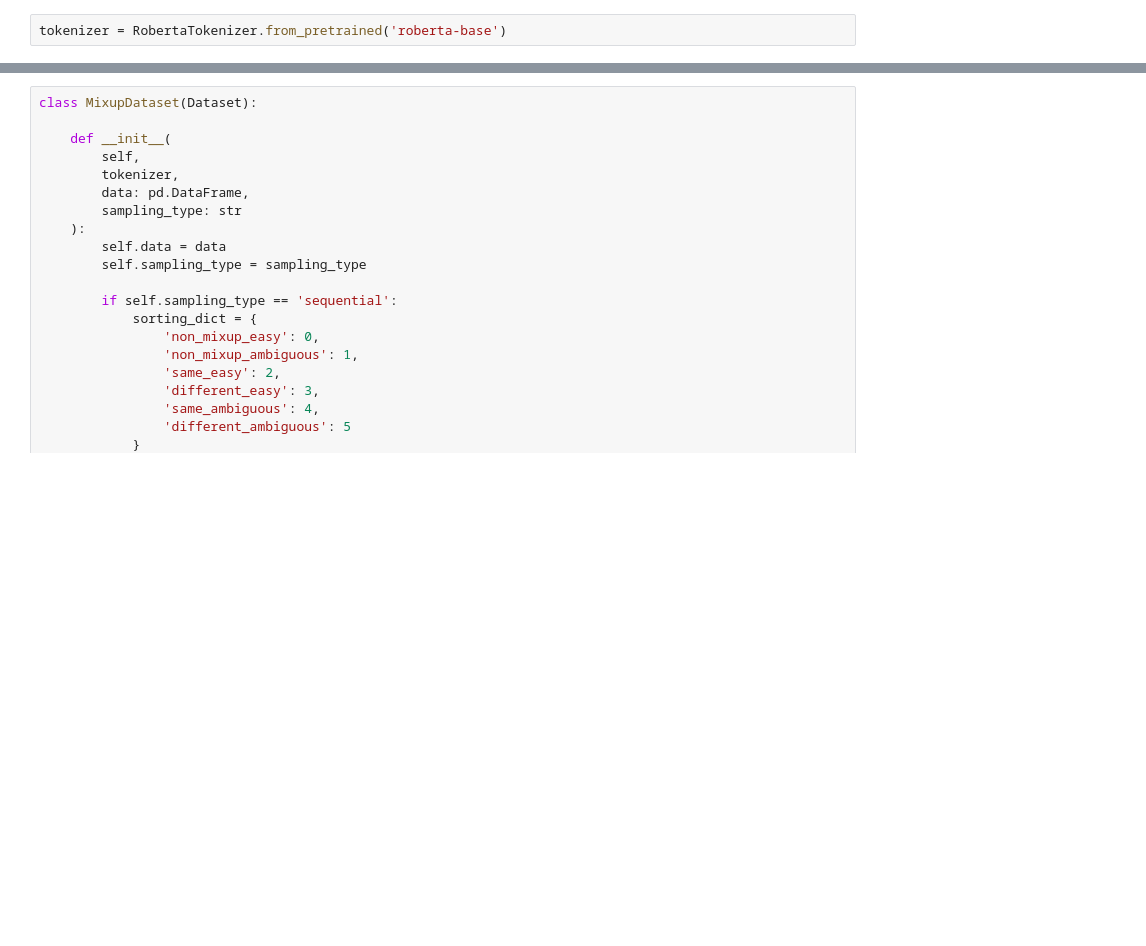
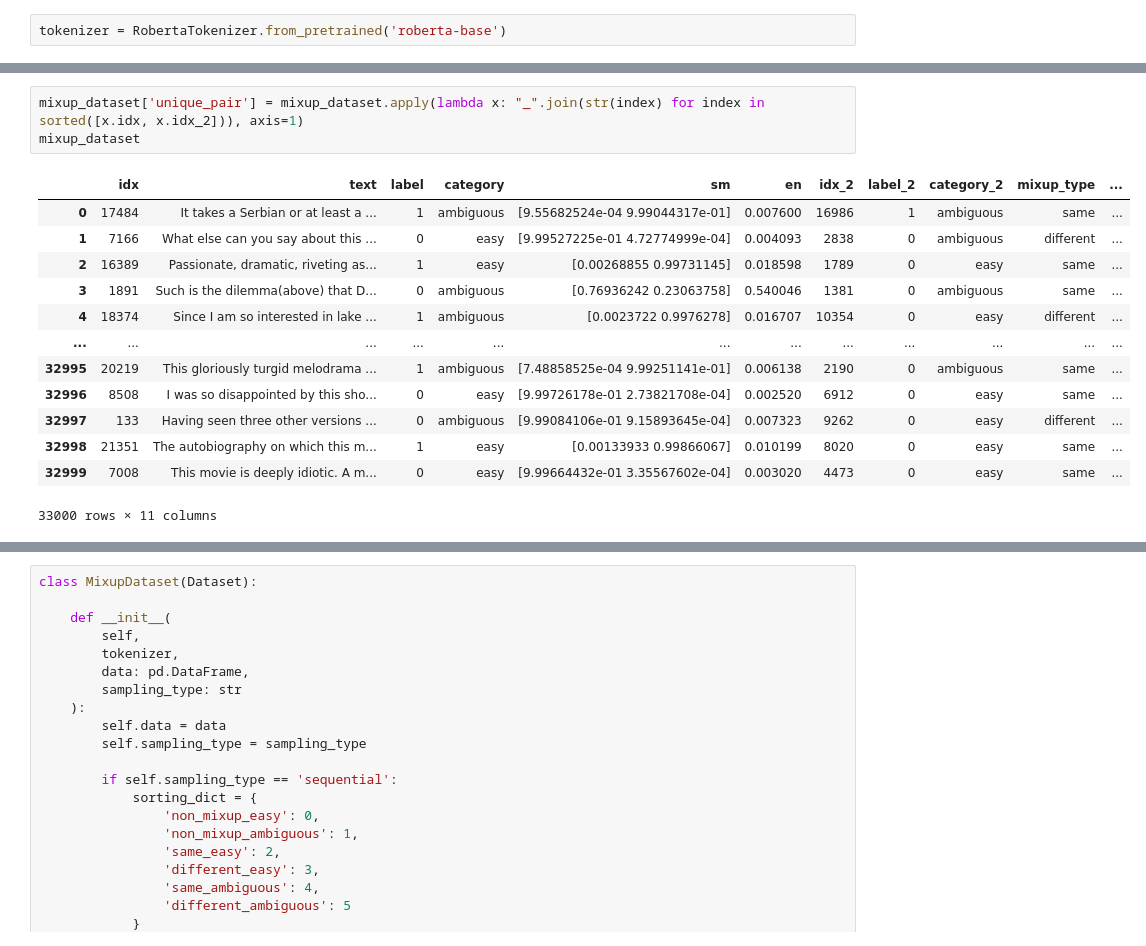
Before and after one commit to Raghav1606/Training-Dyamics-and-Entropy-Aware-Mixup-for-Robust-Text-Classification, a Jupyter notebook: notebooks/mixup_training.ipynb, the cells around one changed output, grey strips where cells are left out. Cells and saved outputs as stored; diff of their text form; blank space fills up the shorter version.

```diff
--- a/notebooks/mixup_training.ipynb
+++ b/notebooks/mixup_training.ipynb
@@ -565,0 +609,17 @@ mixup_dataset
+# %%
+mixup_dataset['unique_pair'] = mixup_dataset.apply(lambda x: "_".join(str(index) for index in sorted([x.idx, x.idx_2])), axis=1)
+mixup_dataset
+# %% [output]
+|  | idx | text | label | category | sm | en | idx_2 | label_2 | category_2 | mixup_type | ... |
+| 0 | 17484 | It takes a Serbian or at least a ... | 1 | ambiguous | [9.55682524e-04 9.99044317e-01] | 0.007600 | 16986 | 1 | ambiguous | same | ... |
+| 1 | 7166 | What else can you say about this ... | 0 | easy | [9.99527225e-01 4.72774999e-04] | 0.004093 | 2838 | 0 | ambiguous | different | ... |
+| 2 | 16389 | Passionate, dramatic, riveting as... | 1 | easy | [0.00268855 0.99731145] | 0.018598 | 1789 | 0 | easy | same | ... |
+| 3 | 1891 | Such is the dilemma(above) that D... | 0 | ambiguous | [0.76936242 0.23063758] | 0.540046 | 1381 | 0 | ambiguous | same | ... |
+| 4 | 18374 | Since I am so interested in lake ... | 1 | ambiguous | [0.0023722 0.9976278] | 0.016707 | 10354 | 0 | easy | different | ... |
+| ... | ... | ... | ... | ... | ... | ... | ... | ... | ... | ... | ... |
+| 32995 | 20219 | This gloriously turgid melodrama ... | 1 | ambiguous | [7.48858525e-04 9.99251141e-01] | 0.006138 | 2190 | 0 | ambiguous | same | ... |
+| 32996 | 8508 | I was so disappointed by this sho... | 0 | easy | [9.99726178e-01 2.73821708e-04] | 0.002520 | 6912 | 0 | easy | same | ... |
+| 32997 | 133 | Having seen three other versions ... | 0 | ambiguous | [9.99084106e-01 9.15893645e-04] | 0.007323 | 9262 | 0 | easy | different | ... |
+| 32998 | 21351 | The autobiography on which this m... | 1 | easy | [0.00133933 0.99866067] | 0.010199 | 8020 | 0 | easy | same | ... |
+| 32999 | 7008 | This movie is deeply idiotic. A m... | 0 | easy | [9.99664432e-01 3.35567602e-04] | 0.003020 | 4473 | 0 | easy | same | ... |
+33000 rows × 11 columns
```
Also changed, not shown: parts of 8 cells of this notebook, 17 other files.
